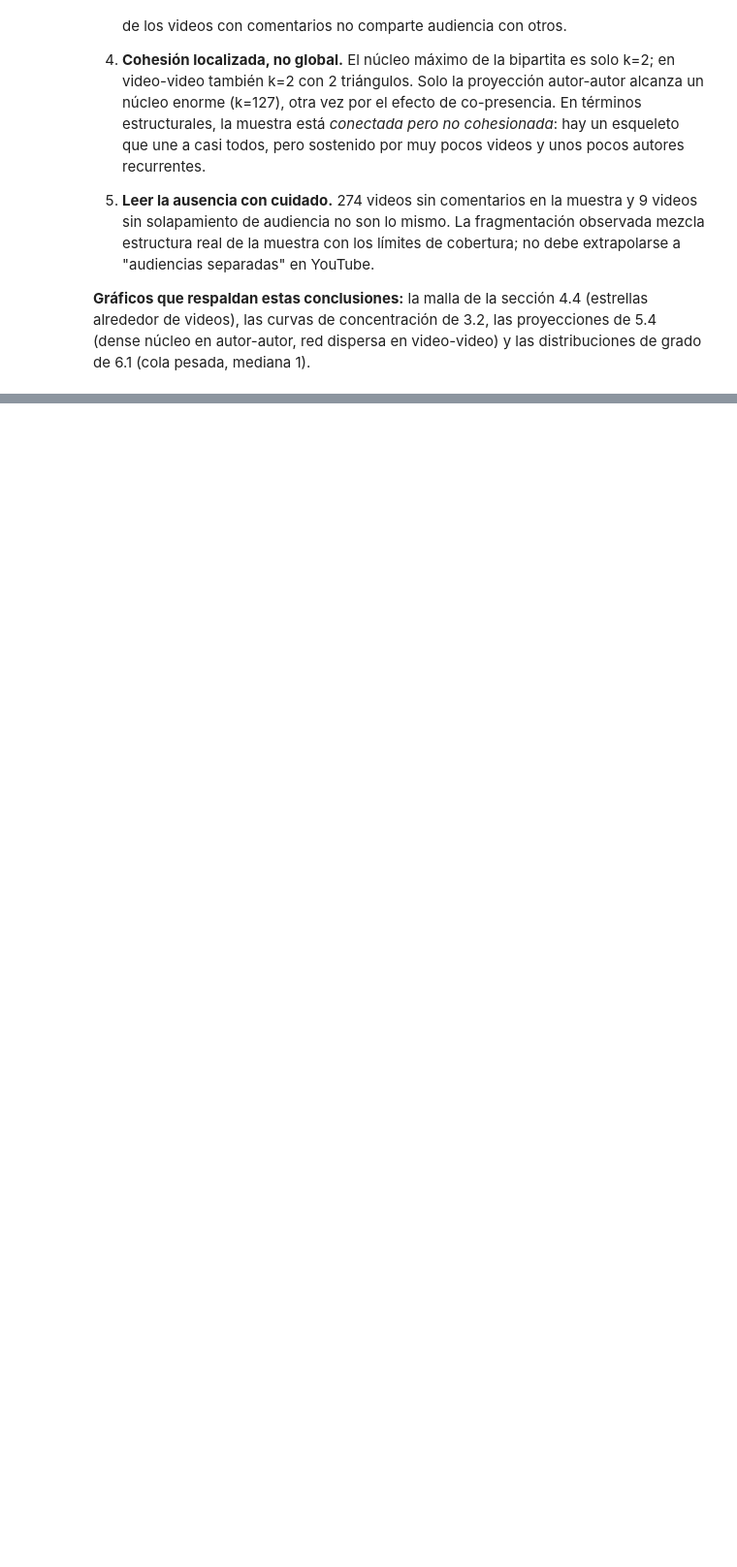
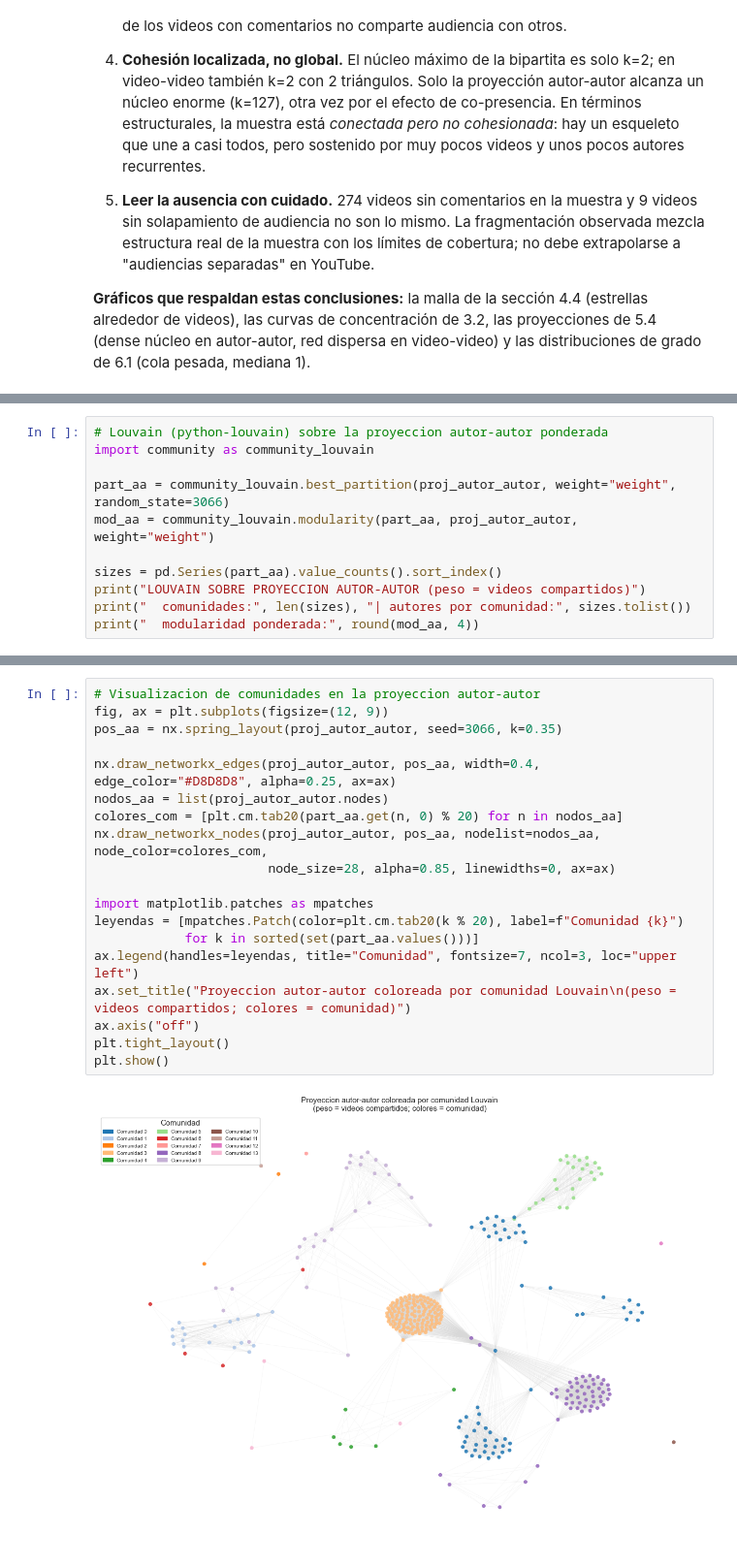
Before and after one commit to lirofiro-dev/LAB6, a Jupyter notebook: Laboratorio_6_YouTube/Laboratorio_6.ipynb, the cells around one changed output, grey strips where cells are left out. Shown at 97% size. Cells and saved outputs as stored; diff of their text form; blank space fills up the shorter version.

Commit message:
Comunidades 7.1 y 7.2

```diff
--- a/Laboratorio_6_YouTube/Laboratorio_6.ipynb
+++ b/Laboratorio_6_YouTube/Laboratorio_6.ipynb
@@ -1972,0 +2010,11 @@ Red bipartita: 351 nodos, 343 aristas, 10 componentes conexos.
+# %%
+# Louvain (python-louvain) sobre la proyeccion autor-autor ponderada
+import community as community_louvain
+
+part_aa = community_louvain.best_partition(proj_autor_autor, weight="weight", random_state=3066)
+mod_aa = community_louvain.modularity(part_aa, proj_autor_autor, weight="weight")
+
+sizes = pd.Series(part_aa).value_counts().sort_index()
+print("LOUVAIN SOBRE PROYECCION AUTOR-AUTOR (peso = videos compartidos)")
+print("  comunidades:", len(sizes), "| autores por comunidad:", sizes.tolist())
+print("  modularidad ponderada:", round(mod_aa, 4))
@@ -1972,0 +2155,21 @@ Red bipartita: 351 nodos, 343 aristas, 10 componentes conexos.
+# %%
+# Visualizacion de comunidades en la proyeccion autor-autor
+fig, ax = plt.subplots(figsize=(12, 9))
+pos_aa = nx.spring_layout(proj_autor_autor, seed=3066, k=0.35)
+
+nx.draw_networkx_edges(proj_autor_autor, pos_aa, width=0.4, edge_color="#D8D8D8", alpha=0.25, ax=ax)
+nodos_aa = list(proj_autor_autor.nodes)
+colores_com = [plt.cm.tab20(part_aa.get(n, 0) % 20) for n in nodos_aa]
+nx.draw_networkx_nodes(proj_autor_autor, pos_aa, nodelist=nodos_aa, node_color=colores_com,
+                       node_size=28, alpha=0.85, linewidths=0, ax=ax)
+
+import matplotlib.patches as mpatches
+leyendas = [mpatches.Patch(color=plt.cm.tab20(k % 20), label=f"Comunidad {k}")
+            for k in sorted(set(part_aa.values()))]
+ax.legend(handles=leyendas, title="Comunidad", fontsize=7, ncol=3, loc="upper left")
+ax.set_title("Proyeccion autor-autor coloreada por comunidad Louvain\n(peso = videos compartidos; colores = comunidad)")
+ax.axis("off")
+plt.tight_layout()
+plt.show()
+# %% [output]
+[figure, added]
```
Also changed, not shown: parts of 17 cells of this notebook, 5 other files.
